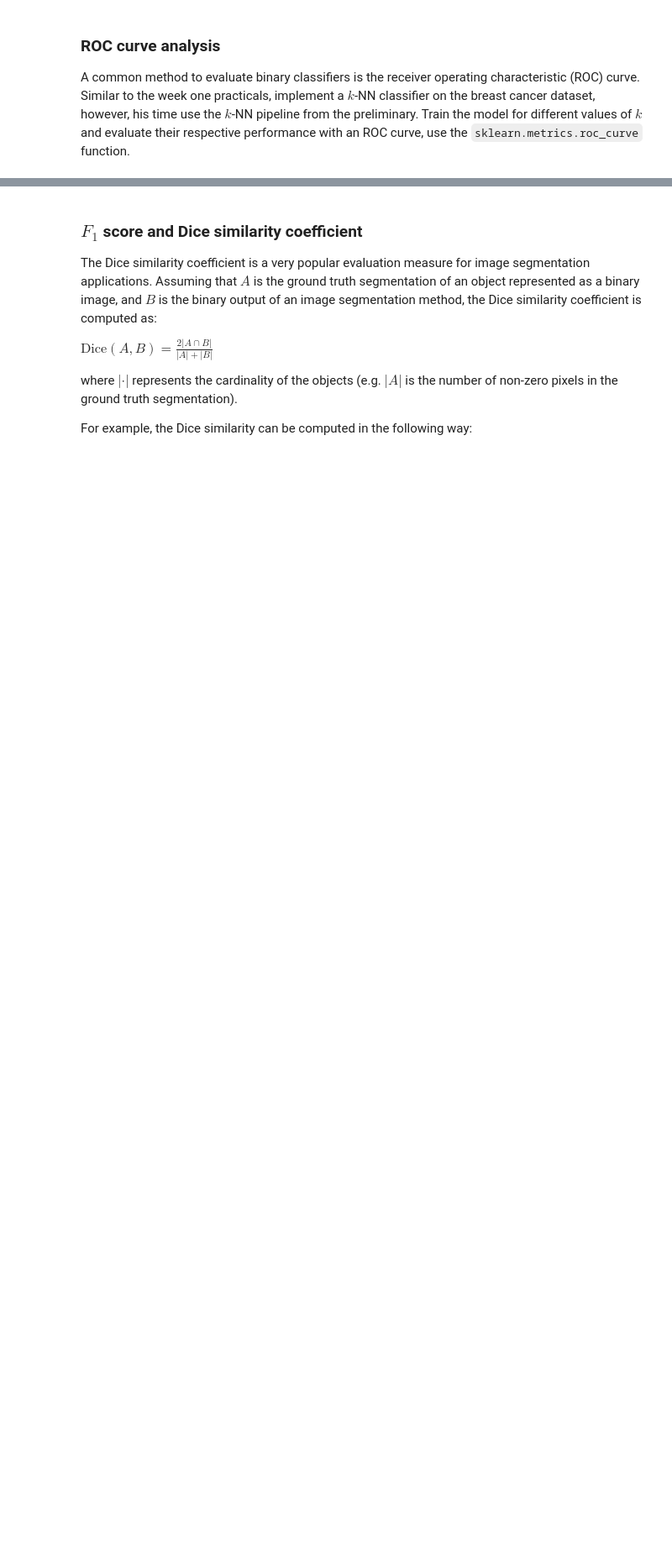
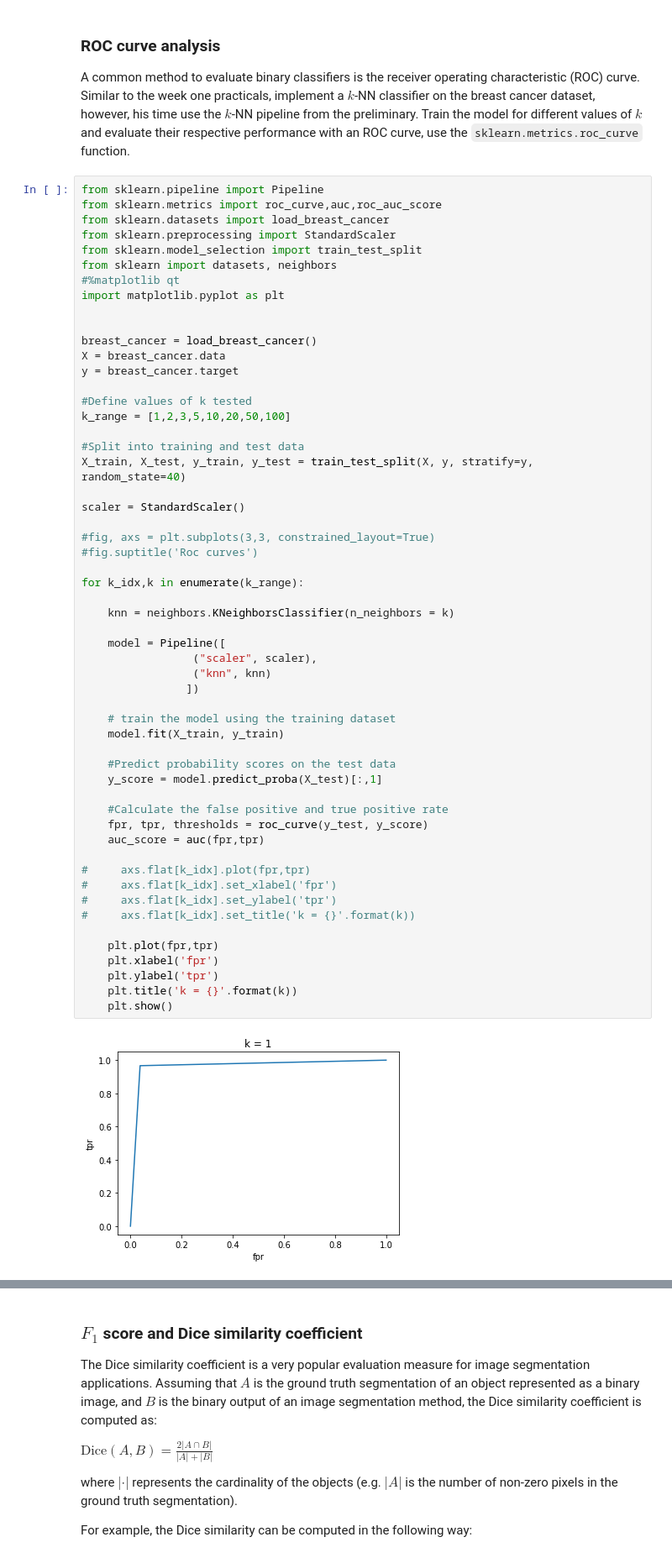
Before and after one commit to njits23/8dm40-machine-learning, a Jupyter notebook: practicals/week_2.ipynb, the cells around one changed output, grey strips where cells are left out. Shown at 84% size. Drawn from its saved outputs; the diff is of its cells as text; blank space fills up the shorter version.

```diff
--- a/practicals/week_2.ipynb
+++ b/practicals/week_2.ipynb
@@ -216,3 +220,60 @@ Repeat this experiment, this time using the diabetes dataset instead of the gene
 # %% [markdown]
 ### ROC curve analysis
 A common method to evaluate binary classifiers is the receiver operating characteristic (ROC) curve. Similar to the week one practicals, implement a $k$-NN classifier on the breast cancer dataset, however, his time use the $k$-NN pipeline from the preliminary. Train the model for different values of $k$ and evaluate their respective performance with an ROC curve, use the `sklearn.metrics.roc_curve` function.
+# %%
+from sklearn.pipeline import Pipeline
+from sklearn.metrics import roc_curve,auc,roc_auc_score
+from sklearn.datasets import load_breast_cancer
+from sklearn.preprocessing import StandardScaler
+from sklearn.model_selection import train_test_split
+from sklearn import datasets, neighbors
+#%matplotlib qt
+import matplotlib.pyplot as plt
+
+
+breast_cancer = load_breast_cancer()
+X = breast_cancer.data
+y = breast_cancer.target
+
+#Define values of k tested
+k_range = [1,2,3,5,10,20,50,100]
+
+#Split into training and test data
+X_train, X_test, y_train, y_test = train_test_split(X, y, stratify=y, random_state=40)
+
+scaler = StandardScaler()
+
+#fig, axs = plt.subplots(3,3, constrained_layout=True)
+#fig.suptitle('Roc curves')
+
+for k_idx,k in enumerate(k_range):
+
+    knn = neighbors.KNeighborsClassifier(n_neighbors = k)
+
+    model = Pipeline([
+                 ("scaler", scaler),
+                 ("knn", knn)
+                ])
+
+    # train the model using the training dataset
+    model.fit(X_train, y_train)
+
+    #Predict probability scores on the test data
+    y_score = model.predict_proba(X_test)[:,1]
+
+    #Calculate the false positive and true positive rate
+    fpr, tpr, thresholds = roc_curve(y_test, y_score)
+    auc_score = auc(fpr,tpr)
+
+#     axs.flat[k_idx].plot(fpr,tpr)
+#     axs.flat[k_idx].set_xlabel('fpr')
+#     axs.flat[k_idx].set_ylabel('tpr')
+#     axs.flat[k_idx].set_title('k = {}'.format(k))
+
+    plt.plot(fpr,tpr)
+    plt.xlabel('fpr')
+    plt.ylabel('tpr')
+    plt.title('k = {}'.format(k))
+    plt.show()
+# %% [output]
+[figure, added]
```
Also changed, not shown: parts of 3 cells of this notebook, 1 other file.
